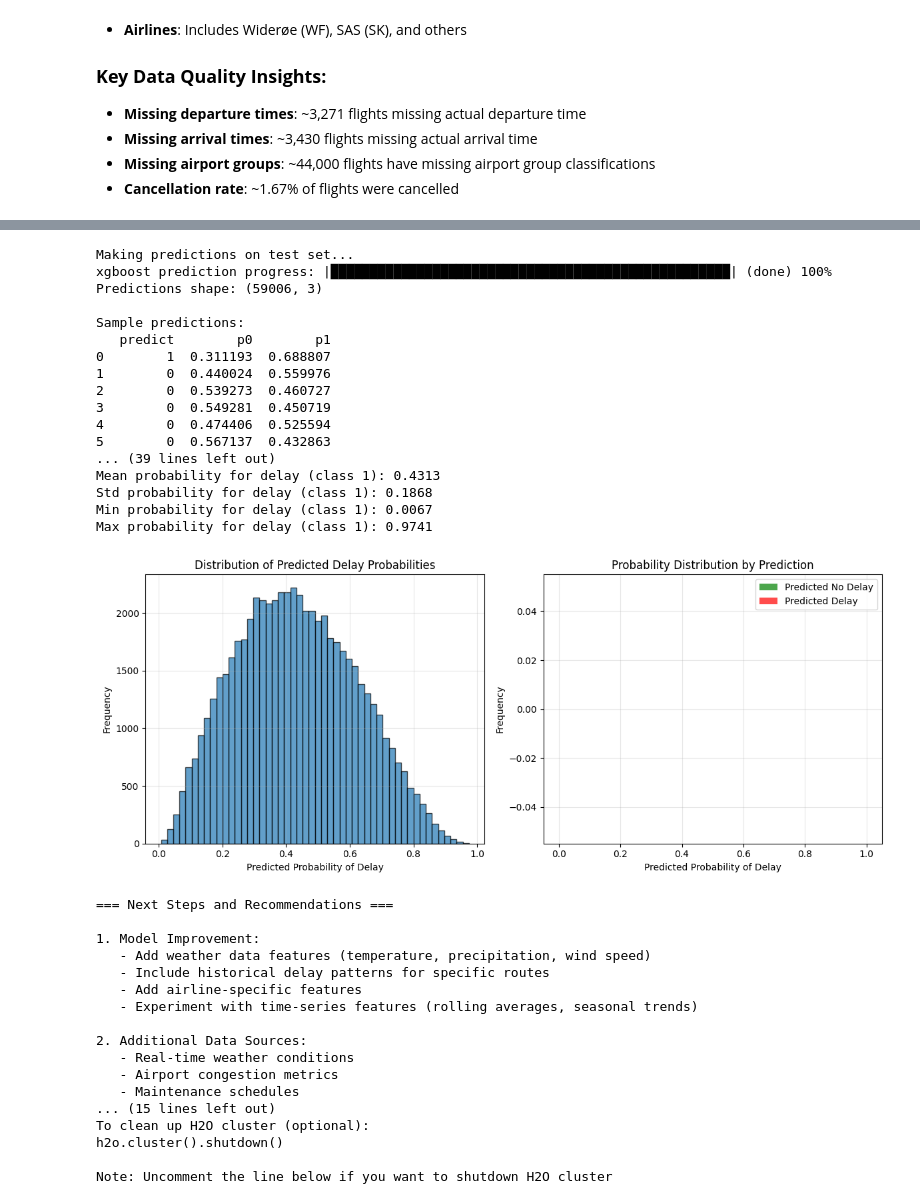
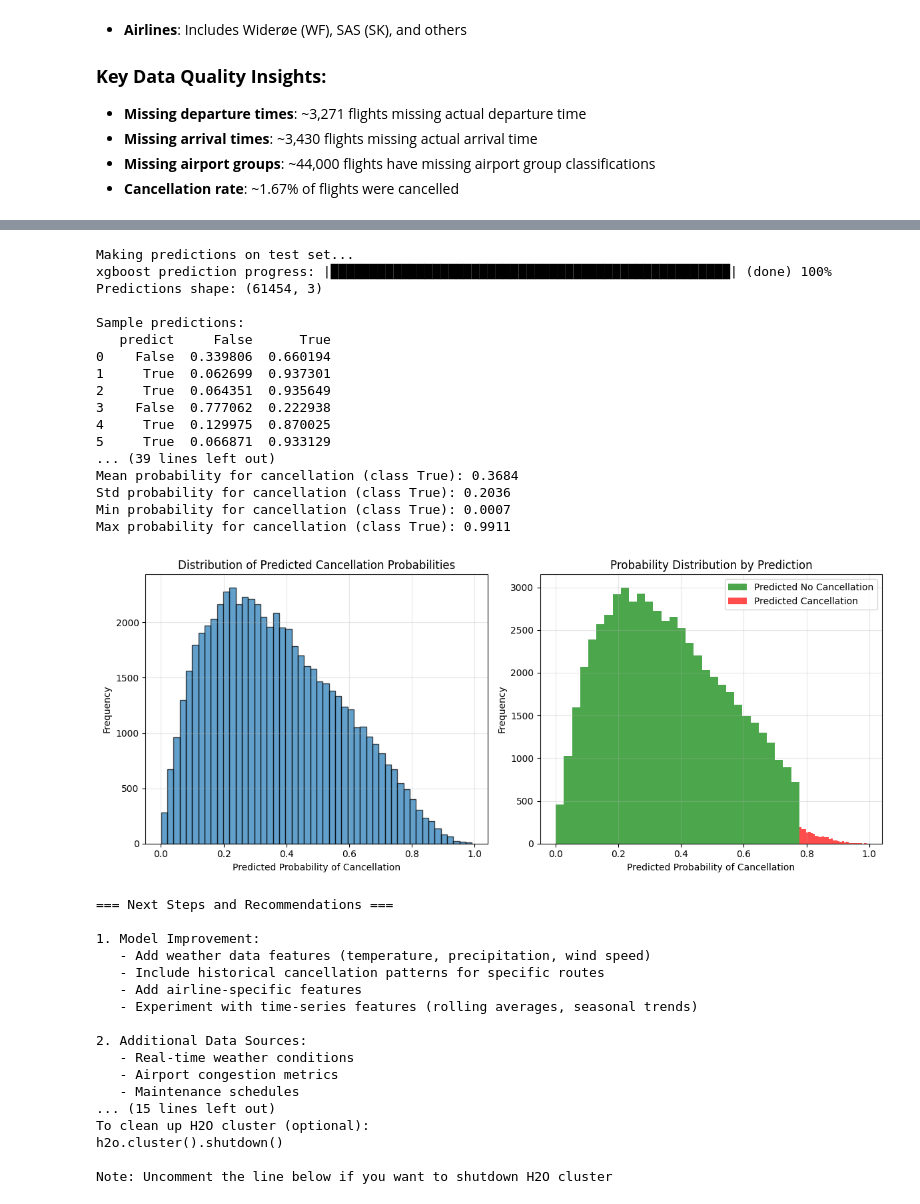
Before and after one commit to tobiasfremming/AvinorHackathon, a Jupyter notebook: prediction/testing_cancelled.ipynb, the cells around one changed output, grey strips where cells are left out. Cells and saved outputs as stored; diff of their text form; code cells hidden in the pictures.

```diff
--- a/prediction/testing_cancelled.ipynb
+++ b/prediction/testing_cancelled.ipynb
@@ -640,7 +628,7 @@ print(
 )
 
 # Create modeling dataset
-model_data = df_processed[feature_columns + ["is_delayed"]].copy()
+model_data = df_processed[feature_columns + ["cancelled"]].copy()
 
 # Remove rows with missing values in key features
 model_data = model_data.dropna(subset=["scheduled_duration"])
@@ -651,7 +639,7 @@ print("Converting to H2O Frame...")
 h2o_frame = h2o.H2OFrame(model_data)
 
 # Convert target to factor for classification
-h2o_frame["is_delayed"] = h2o_frame["is_delayed"].asfactor()
+h2o_frame["cancelled"] = h2o_frame["cancelled"].asfactor()
 
 # Convert categorical columns to factors
 categorical_cols = [
@@ -745,7 +729,7 @@ print(f"Test set shape: {test.shape}")
 
 # Define predictors and response
 x = feature_columns
-y = "is_delayed"
+y = "cancelled"
 
 print(f"Features (x): {x}")
 print(f"Target (y): {y}")
@@ -762,7 +746,7 @@ aml = H2OAutoML(
     max_runtime_secs=600,  # Reduced from 600 (5 minutes instead of 10)
     balance_classes=True,  # Handle class imbalance
     seed=42,
-    project_name="flight_delay_prediction_fast",
+    project_name="flight_cancellation_prediction_fast",
     sort_metric="AUC",  # Sort leaderboard by AUC
     # Focus on faster algorithms only
     include_algos=[
@@ -910,64 +876,65 @@ print(f"\nPrediction distribution:")
 print(pred_summary)
 
 # Calculate prediction probabilities statistics
+# Note: H2O uses 'True' and 'False' as column names for binary classification probabilities
 print(f"\nPrediction probability statistics:")
-print(f"Mean probability for delay (class 1): {pred_df['p1'].mean():.4f}")
-print(f"Std probability for delay (class 1): {pred_df['p1'].std():.4f}")
-print(f"Min probability for delay (class 1): {pred_df['p1'].min():.4f}")
-print(f"Max probability for delay (class 1): {pred_df['p1'].max():.4f}")
+print(f"Mean probability for cancellation (class True): {pred_df['True'].mean():.4f}")
+print(f"Std probability for cancellation (class True): {pred_df['True'].std():.4f}")
+print(f"Min probability for cancellation (class True): {pred_df['True'].min():.4f}")
+print(f"Max probability for cancellation (class True): {pred_df['True'].max():.4f}")
 
 # Plot prediction probability distribution
 plt.figure(figsize=(12, 5))
 
 plt.subplot(1, 2, 1)
-plt.hist(pred_df["p1"], bins=50, alpha=0.7, edgecolor="black")
-plt.xlabel("Predicted Probability of Delay")
+plt.hist(pred_df["True"], bins=50, alpha=0.7, edgecolor="black")
+plt.xlabel("Predicted Probability of Cancellation")
 plt.ylabel("Frequency")
-plt.title("Distribution of Predicted Delay Probabilities")
+plt.title("Distribution of Predicted Cancellation Probabilities")
 plt.grid(True, alpha=0.3)
 
 plt.subplot(1, 2, 2)
 plt.hist(
-    pred_df[pred_df["predict"] == "0"]["p1"],
+    pred_df[pred_df["predict"] == False]["True"],
     bins=30,
     alpha=0.7,
-    label="Predicted No Delay",
+    label="Predicted No Cancellation",
     color="green",
 )
 plt.hist(
-    pred_df[pred_df["predict"] == "1"]["p1"],
+    pred_df[pred_df["predict"] == True]["True"],
     bins=30,
     alpha=0.7,
-    label="Predicted Delay",
+    label="Predicted Cancellation",
     color="red",
 )
-plt.xlabel("Predicted Probability of Delay")
+plt.xlabel("Predicted Probability of Cancellation")
 plt.ylabel("Frequency")
 plt.title("Probability Distribution by Prediction")
 plt.legend()
 plt.grid(True, alpha=0.3)
 
 plt.tight_layout()
 plt.show()
 # %% [output]
 Making predictions on test set...
 xgboost prediction progress: |███████████████████████████████████████████████████| (done) 100%
-Predictions shape: (59006, 3)
+Predictions shape: (61454, 3)
 
 Sample predictions:
-   predict        p0        p1
-0        1  0.311193  0.688807
-1        0  0.440024  0.559976
-2        0  0.539273  0.460727
-3        0  0.549281  0.450719
-4        0  0.474406  0.525594
-5        0  0.567137  0.432863
+   predict     False      True
+0    False  0.339806  0.660194
+1     True  0.062699  0.937301
+2     True  0.064351  0.935649
+3    False  0.777062  0.222938
+4     True  0.129975  0.870025
+5     True  0.066871  0.933129
 ... (39 lines left out)
-Mean probability for delay (class 1): 0.4313
-Std probability for delay (class 1): 0.1868
-Min probability for delay (class 1): 0.0067
-Max probability for delay (class 1): 0.9741
+Mean probability for cancellation (class True): 0.3684
+Std probability for cancellation (class True): 0.2036
+Min probability for cancellation (class True): 0.0007
+Max probability for cancellation (class True): 0.9911
-[figure, old version]
+[figure, new version]
 # %%
 # Cleanup and Next Steps
 print("=== Next Steps and Recommendations ===")
@@ -975,7 +942,7 @@ print(
     """
 1. Model Improvement:
    - Add weather data features (temperature, precipitation, wind speed)
-   - Include historical delay patterns for specific routes
+   - Include historical cancellation patterns for specific routes
    - Add airline-specific features
    - Experiment with time-series features (rolling averages, seasonal trends)
 
@@ -992,7 +959,7 @@ print(
    - Create dashboards for stakeholders
 
 4. Business Applications:
-   - Flight delay alerts for passengers
+   - Flight cancellation alerts for passengers
    - Resource optimization for airlines
    - Schedule adjustments based on predictions
    - Customer service preparation
@@ -1009,7 +976,7 @@ print("\nNote: Uncomment the line below if you want to shutdown H2O cluster")
 
 1. Model Improvement:
    - Add weather data features (temperature, precipitation, wind speed)
-   - Include historical delay patterns for specific routes
+   - Include historical cancellation patterns for specific routes
    - Add airline-specific features
    - Experiment with time-series features (rolling averages, seasonal trends)
 
```
Also changed, not shown: parts of 13 cells of this notebook, 3 other files.
